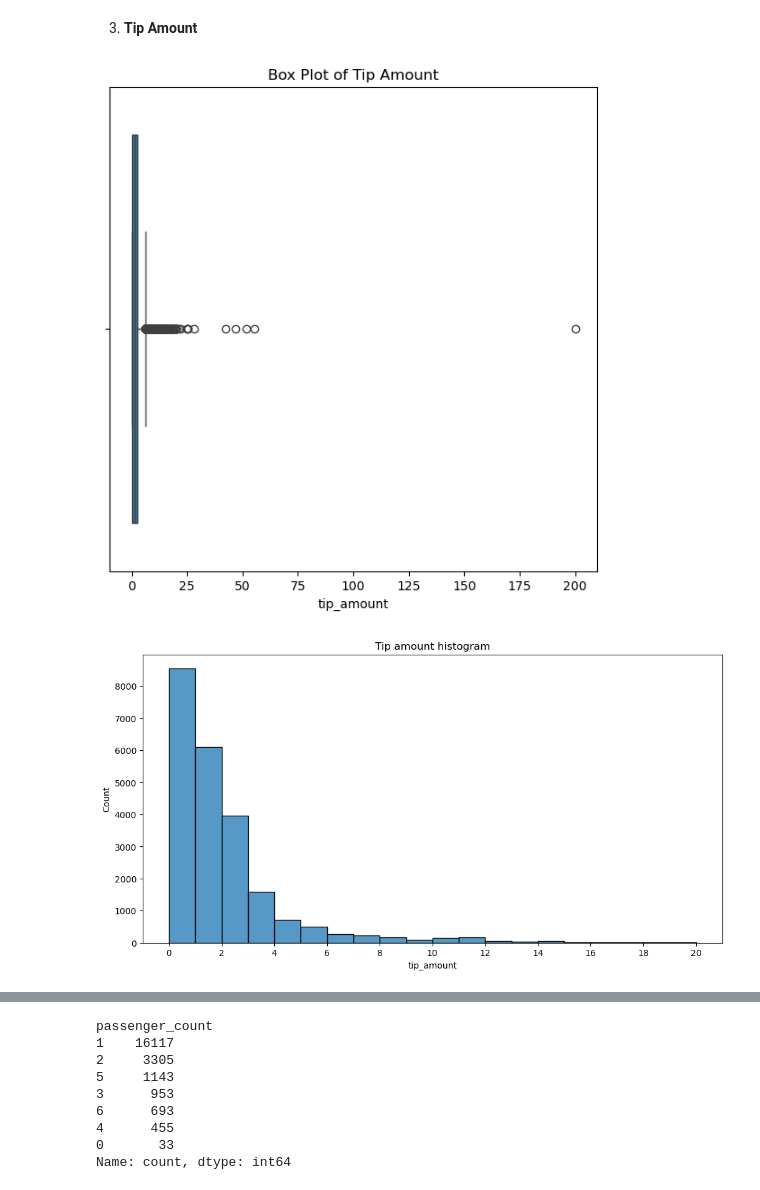
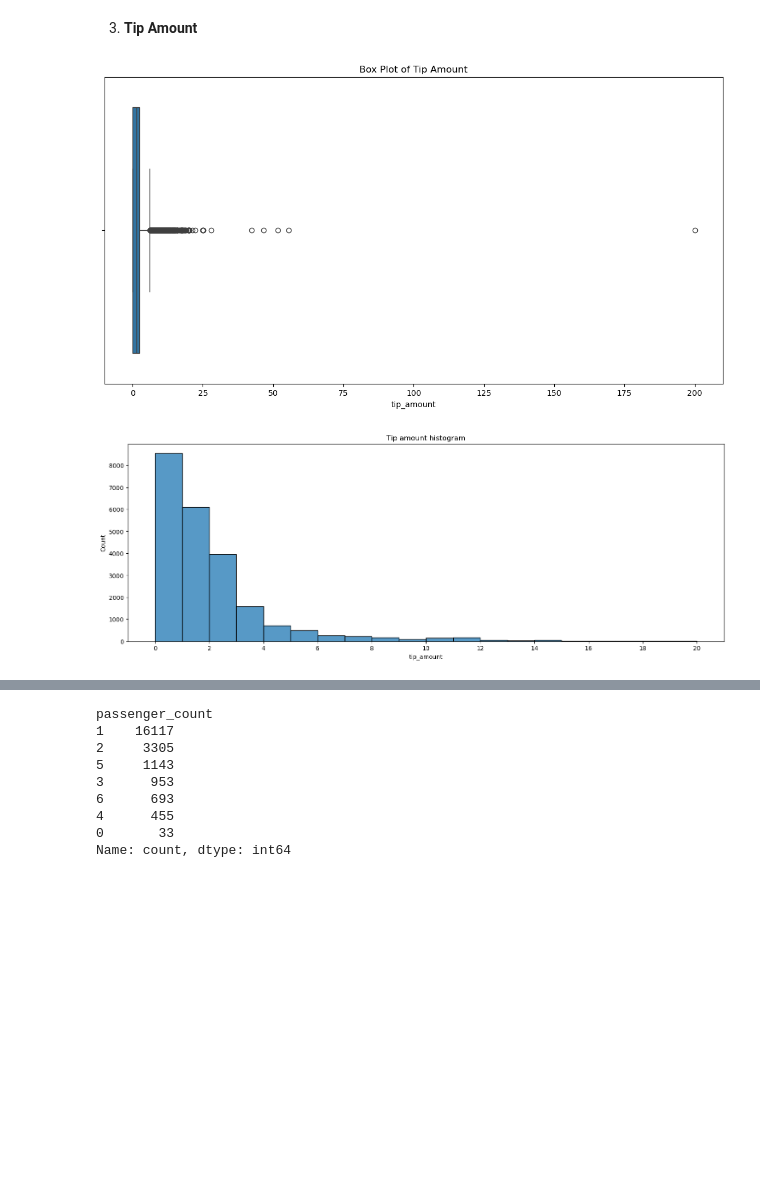
Before and after one commit to iAsadPanhwar/Automatidata-Data-Analysis-Project, a Jupyter notebook: notebook.ipynb, the cells around one changed output, grey strips where cells are left out. Drawn from its saved outputs; the diff is of its cells as text; code cells hidden in the pictures; blank space fills up the shorter version.

```diff
--- a/notebook.ipynb
+++ b/notebook.ipynb
@@ -207,18 +207,18 @@ plt.title('Total amount histogram');
 # %% [markdown]
 3. **Tip Amount**
 # %%
-plt.figure(figsize=(7,7))
+plt.figure(figsize=(14,7))
 sns.boxplot(data = None, x = df['tip_amount'])
 plt.title("Box Plot of Tip Amount")
 plt.show()
 # %% [output]
-[figure, old version]
+[figure, new version]
 # %%
-plt.figure(figsize=(12,6))
+plt.figure(figsize=(18,6))
 ax = sns.histplot(df['tip_amount'], bins=range(0,21,1))
 ax.set_xticks(range(0,21,2))
 ax.set_xticklabels(range(0,21,2))
 plt.title('Tip amount histogram');
 # %% [output]
-[figure, old version]
+[figure, new version]
 # %%
```
Also changed, not shown: parts of 2 cells of this notebook, 2 other files.
